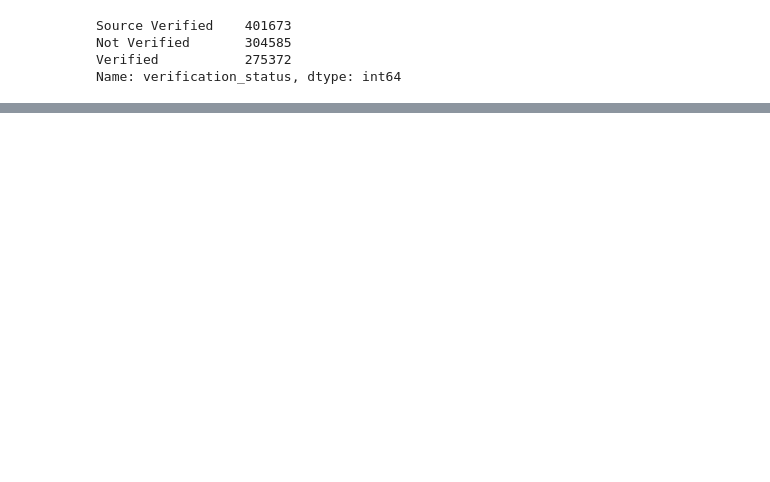
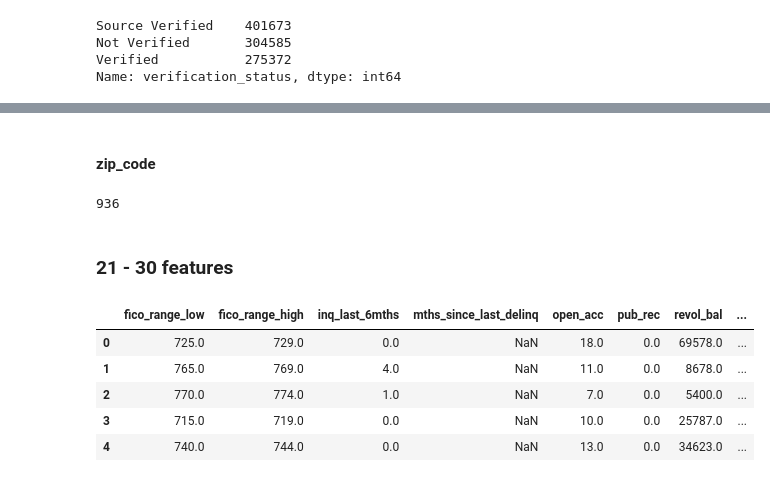
Before and after one commit to msahamed/lending_loan_prediction, a Jupyter notebook: loan_prediction.ipynb, the cells around one changed output, grey strips where cells are left out. Cells and saved outputs as stored; diff of their text form; code cells hidden in the pictures; blank space fills up the shorter version.

```diff
--- a/loan_prediction.ipynb
+++ b/loan_prediction.ipynb
@@ -272,0 +348,2 @@ Name: verification_status, dtype: int64
+# %%
+df.pymnt_plan = df.pymnt_plan.map(lambda x: 1 if x == 'n' else 0)
@@ -272,0 +352,2 @@ Name: verification_status, dtype: int64
+# %%
+df.drop('url', axis = 1, inplace = True)
@@ -272,0 +380,21 @@ Name: verification_status, dtype: int64
+# %%
+df.drop('title', axis = 1, inplace = True)
+# %% [markdown]
+#### zip_code
+# %%
+len(df.zip_code.value_counts())
+# %% [output]
+936
+# %%
+df.drop('zip_code', axis = 1, inplace = True)
+# %% [markdown]
+### 21 - 30 features
+# %%
+df.iloc[0:5, 21: 30]
+# %% [output]
+|  | fico_range_low | fico_range_high | inq_last_6mths | mths_since_last_delinq | open_acc | pub_rec | revol_bal | ... |
+| 0 | 725.0 | 729.0 | 0.0 | NaN | 18.0 | 0.0 | 69578.0 | ... |
+| 1 | 765.0 | 769.0 | 4.0 | NaN | 11.0 | 0.0 | 8678.0 | ... |
+| 2 | 770.0 | 774.0 | 1.0 | NaN | 7.0 | 0.0 | 5400.0 | ... |
+| 3 | 715.0 | 719.0 | 0.0 | NaN | 10.0 | 0.0 | 25787.0 | ... |
+| 4 | 740.0 | 744.0 | 0.0 | NaN | 13.0 | 0.0 | 34623.0 | ... |
```
Also changed, not shown: parts of 46 cells of this notebook.
